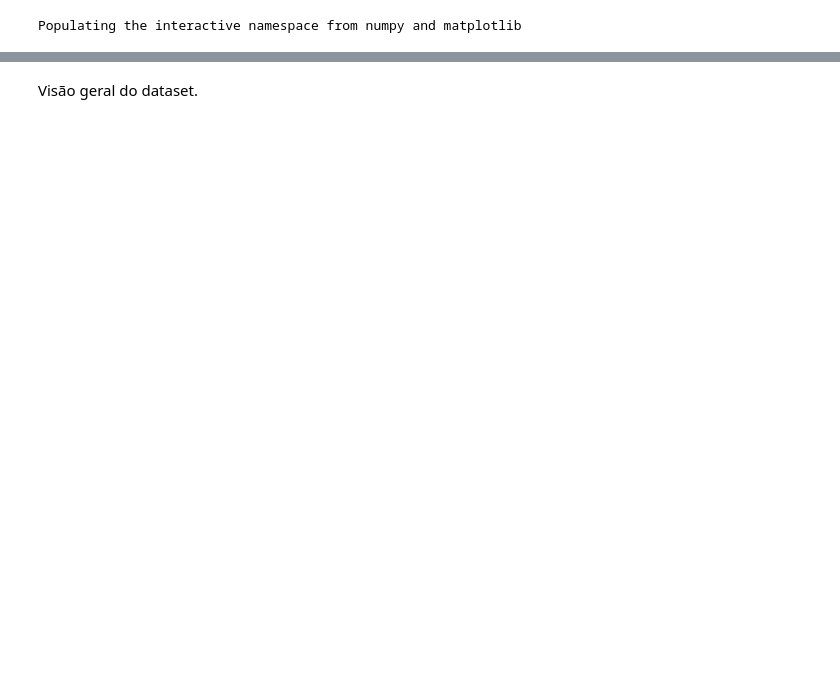
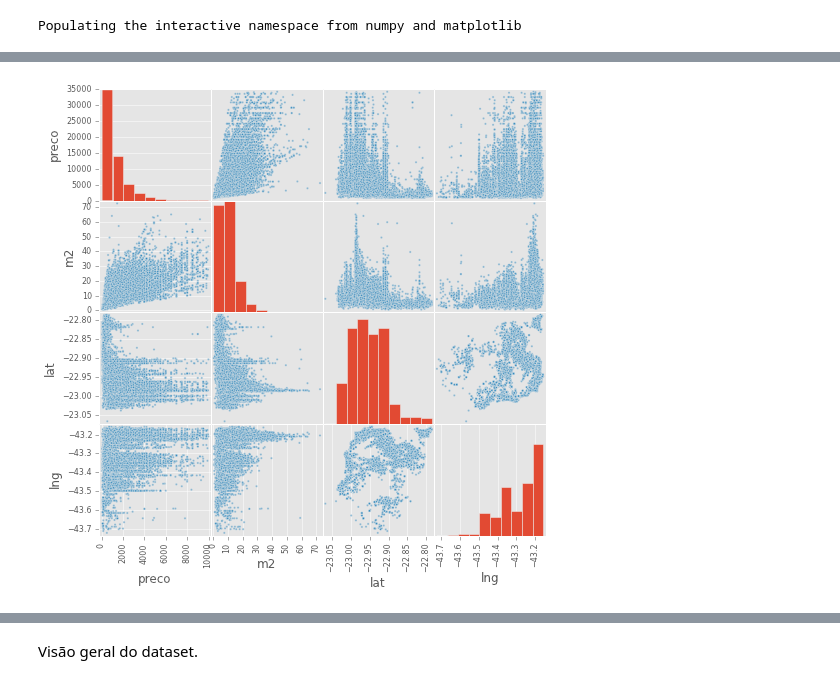
Before and after one commit to sergiosilvar/fgv_dissertacao, a Jupyter notebook: ipython_notebook/Analises.ipynb, the cells around one changed output, grey strips where cells are left out. Drawn from its saved outputs; the diff is of its cells as text; code cells hidden in the pictures; blank space fills up the shorter version.

```diff
--- a/ipython_notebook/Analises.ipynb
+++ b/ipython_notebook/Analises.ipynb
@@ -62 +79,5 @@ a1.set_title(u'Histograma $m^2$');
+# %%
+sm = scatter_matrix(df[['preco','m2','lat','lng']])
+# %% [output]
+[figure, added]
 # %%
```
Also changed, not shown: parts of 16 cells of this notebook, 7 other files.
